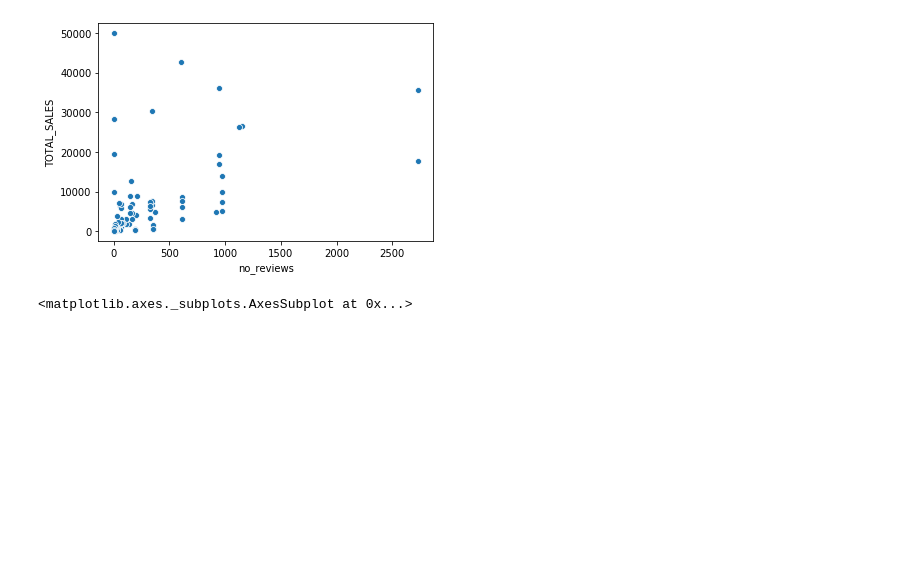
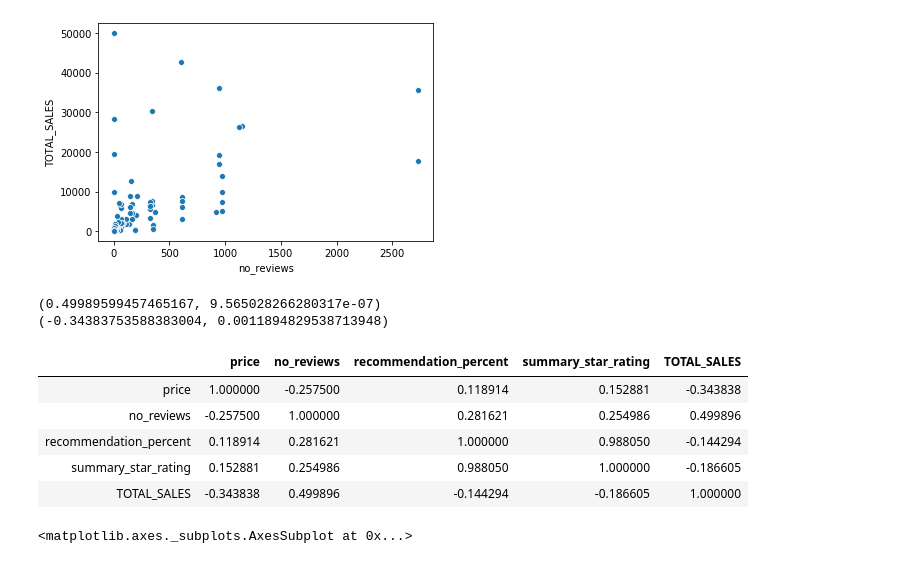
Before and after one commit to risdallseis/expenditure_prox, a Jupyter notebook: sales_correlation_plots.ipynb, the cells around one changed output. Cells and saved outputs as stored; diff of their text form; code cells hidden in the pictures; blank space fills up the shorter version.

```diff
--- a/sales_correlation_plots.ipynb
+++ b/sales_correlation_plots.ipynb
@@ -107,6 +124,21 @@ sns.scatterplot(x=tablets['no_reviews'], y=tablets['TOTAL_SALES'])
 # %% [output]
 <matplotlib.axes._subplots.AxesSubplot at 0x...>
 [figure]
+# %%
+print(scipy.stats.pearsonr(tablets['no_reviews'],tablets['TOTAL_SALES']))
+print(scipy.stats.pearsonr(tablets['price'],tablets['TOTAL_SALES']))
+# %% [output]
+(0.49989599457465167, 9.565028266280317e-07)
+(-0.34383753588383004, 0.0011894829538713948)
+# %%
+tablets[['price','no_reviews','recommendation_percent','summary_star_rating','TOTAL_SALES']].corr()
+# %% [output]
+|  | price | no_reviews | recommendation_percent | summary_star_rating | TOTAL_SALES |
+| price | 1.000000 | -0.257500 | 0.118914 | 0.152881 | -0.343838 |
+| no_reviews | -0.257500 | 1.000000 | 0.281621 | 0.254986 | 0.499896 |
+| recommendation_percent | 0.118914 | 0.281621 | 1.000000 | 0.988050 | -0.144294 |
+| summary_star_rating | 0.152881 | 0.254986 | 0.988050 | 1.000000 | -0.186605 |
+| TOTAL_SALES | -0.343838 | 0.499896 | -0.144294 | -0.186605 | 1.000000 |
 # %%
 # phones
 sns.scatterplot(x=phones['no_reviews'], y=phones['TOTAL_SALES'])
```
Also changed, not shown: parts of 10 cells of this notebook.
